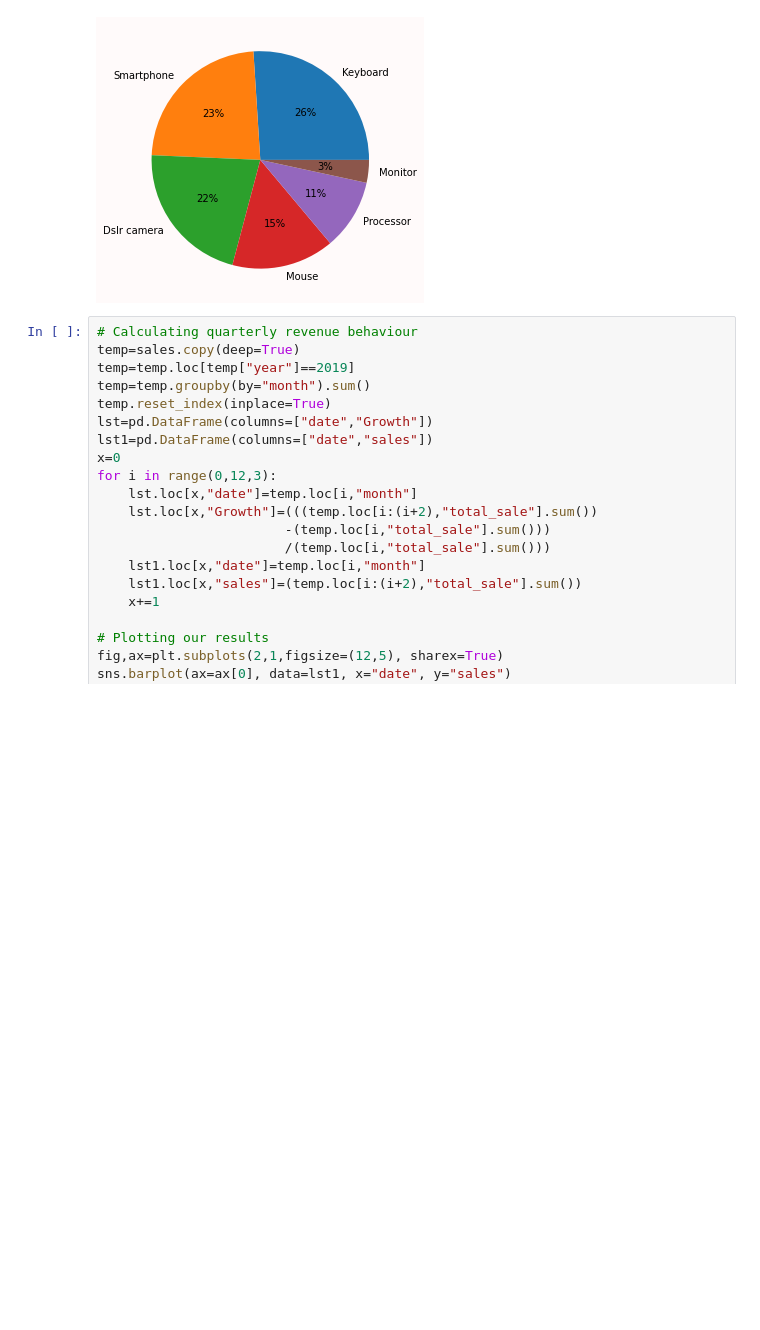
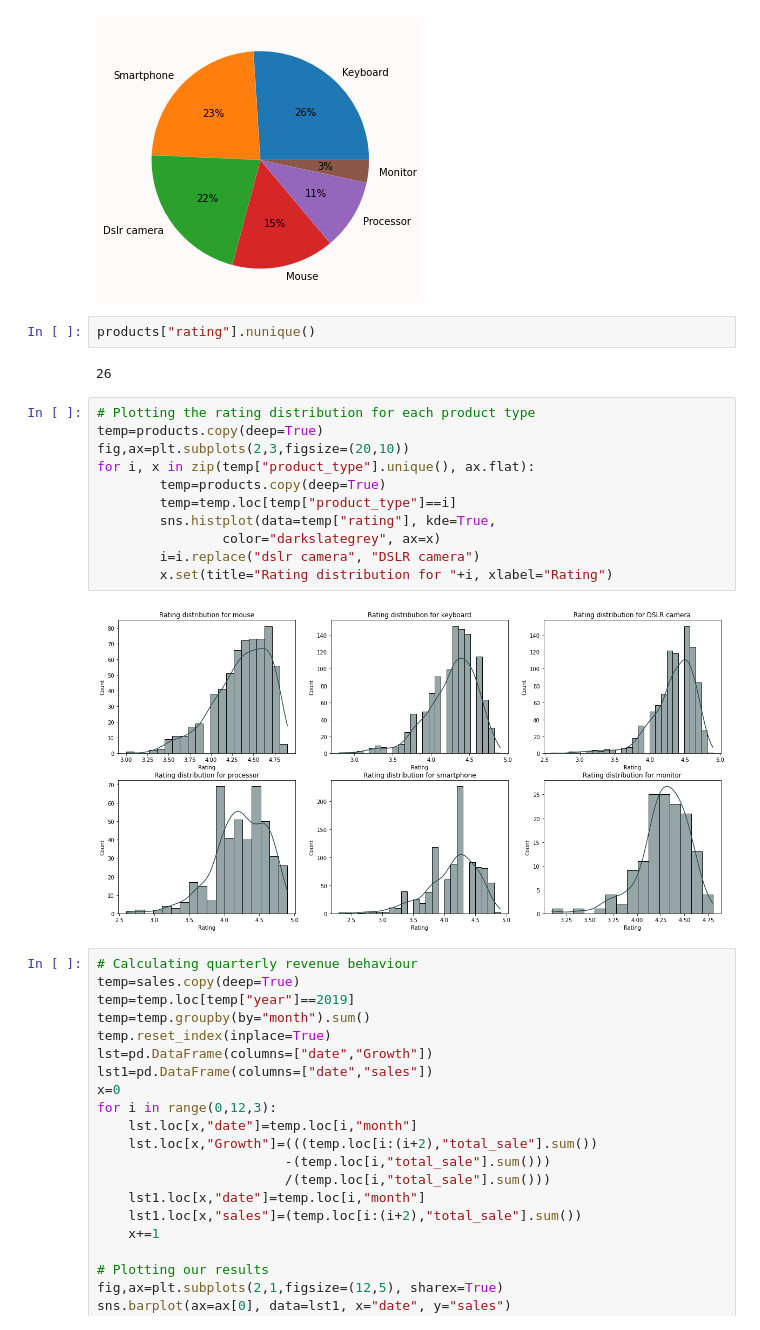
Before and after one commit to gkosmaras/Project_5, a Jupyter notebook: ecommerce_eda.ipynb, the cells around one changed output. Drawn from its saved outputs; the diff is of its cells as text; blank space fills up the shorter version.

```diff
--- a/ecommerce_eda.ipynb
+++ b/ecommerce_eda.ipynb
@@ -148,6 +149,23 @@ ax.set_ylabel("")
 # %% [output]
 Text(0, 0.5, '')
 [figure]
+# %%
+products["rating"].nunique()
+# %% [output]
+26
+# %%
+# Plotting the rating distribution for each product type
+temp=products.copy(deep=True)
+fig,ax=plt.subplots(2,3,figsize=(20,10))
+for i, x in zip(temp["product_type"].unique(), ax.flat):
+        temp=products.copy(deep=True)
+        temp=temp.loc[temp["product_type"]==i]
+        sns.histplot(data=temp["rating"], kde=True,
+                color="darkslategrey", ax=x)
+        i=i.replace("dslr camera", "DSLR camera")
+        x.set(title="Rating distribution for "+i, xlabel="Rating")
+# %% [output]
+[figure, added]
 # %%
 # Calculating quarterly revenue behaviour
 temp=sales.copy(deep=True)
```
Also changed, not shown: parts of 11 cells of this notebook, 3 other files.
